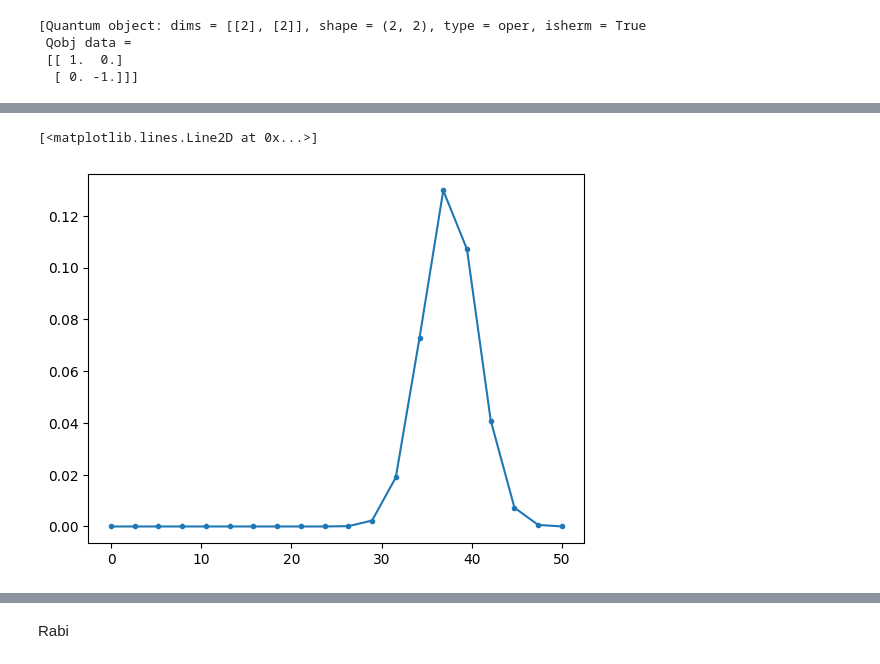
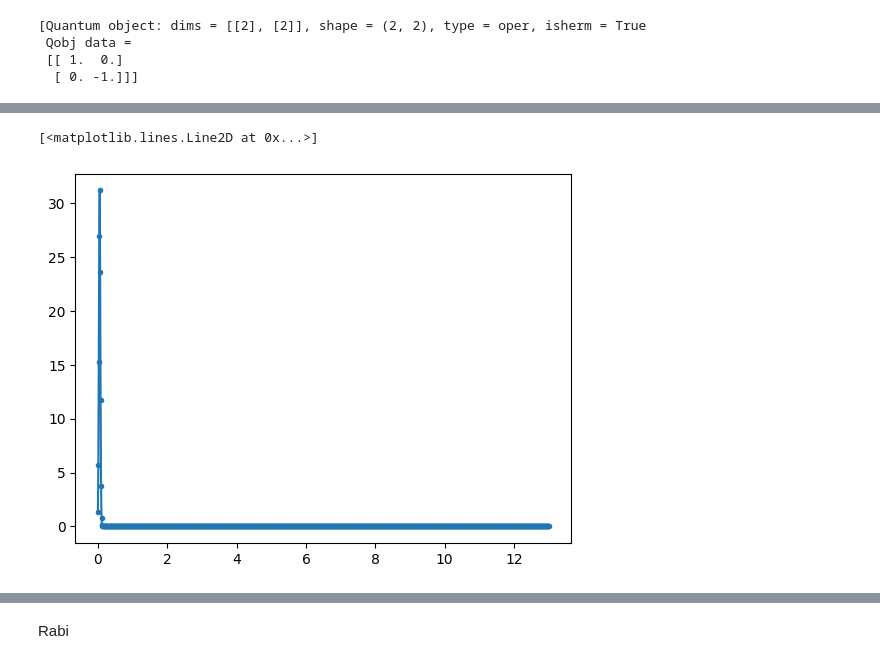
Before and after one commit to VeryBigkind/Dynamic-Decoupling, a Jupyter notebook: Ramsey inteferrometer.ipynb, the cells around one changed output, grey strips where cells are left out. Cells and saved outputs as stored; diff of their text form; code cells hidden in the pictures.

```diff
--- a/Ramsey inteferrometer.ipynb
+++ b/Ramsey inteferrometer.ipynb
@@ -73,12 +73,13 @@ def H1_coeff(t, args):
 # %%
 # pulse shape example
+T = 0.1
 args = {
-    'A': 1.0,   # pulse amplitude factor
-    'sigma': 3, # sigma of Gaussian
-    'T':15      # duration of pulse (good to choose > 4 * sigma)
+    'A': np.pi/2,   # pulse amplitude factor
+    'T': T,         # duration of pulse (good to choose > 4 * sigma)
+    'sigma': T / 5  # sigma of Gaussian
 }
 
-t = np.linspace(0, 50, 20)
+t = np.linspace(0, 13, 1000)
 plt.figure()
 plt.plot(t, H1_coeff(t, args), '.-')
 # %% [output]
@@ -91,18 +92,18 @@ def H2_coeff(t, args):
     A = args['A']
     sig = args['sigma']
     T = args['T']
-    return A / np.sqrt(2 * np.pi * sig **2) * np.exp(-((t-30) - T / 2) ** 2 / (2 * sig **2))
+    return A / np.sqrt(2 * np.pi * sig **2) * np.exp(-(t - T / 2) ** 2 / (2 * sig **2))
 # %%
 # pulse shape example
 args = {
-    'A': 1.0,   # pulse amplitude factor
-    'sigma': 3, # sigma of Gaussian
-    'T':15      # duration of pulse (good to choose > 4 * sigma)
+    'A': np.pi/2,   # pulse amplitude factor
+    'sigma': T / 5, # sigma of Gaussian
+    'T':T      # duration of pulse (good to choose > 4 * sigma)
 }
 
-t = np.linspace(0, 50, 20)
+t = np.linspace(0, 13, 1000)
 plt.figure()
 plt.plot(t, H2_coeff(t, args), '.-')
 # %% [output]
 [<matplotlib.lines.Line2D at 0x...>]
-[figure, old version]
+[figure, new version]
```
Also changed, not shown: parts of 8 cells of this notebook.
